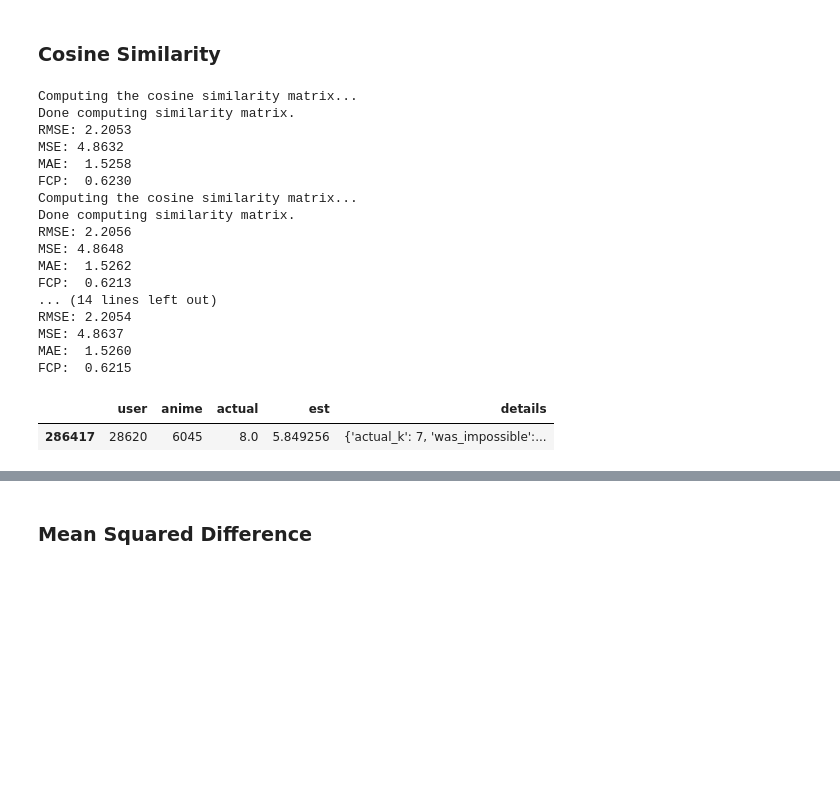
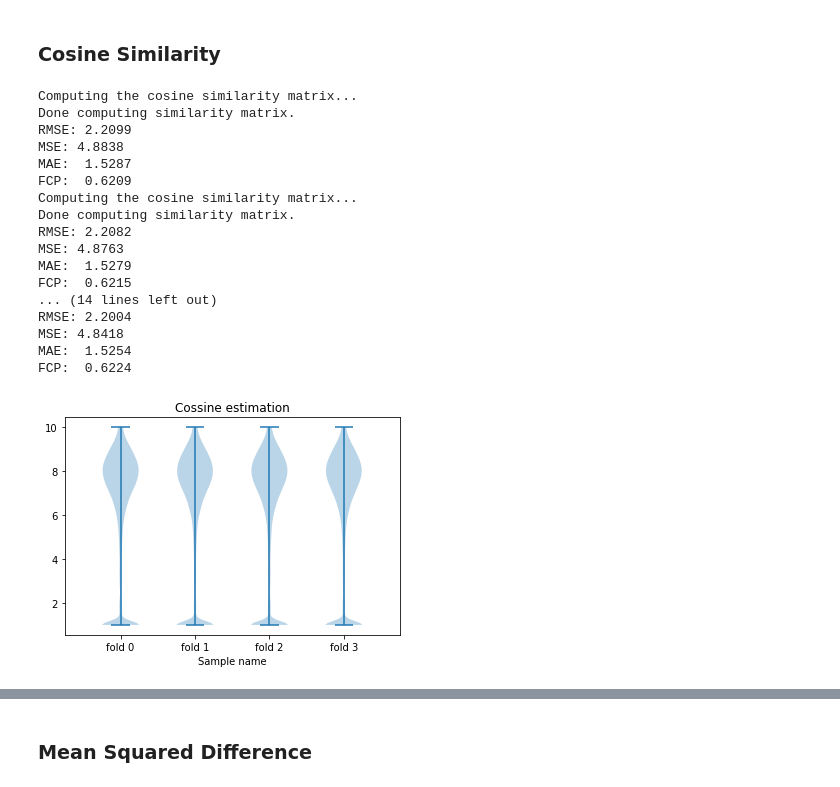
Before and after one commit to eduardagoulart/study_machine_learning_algorithms, a Jupyter notebook: algorithms/knn_basic.ipynb, the cells around one changed output, grey strips where cells are left out. Drawn from its saved outputs; the diff is of its cells as text; code cells hidden in the pictures; blank space fills up the shorter version.

Commit message:
plot violin graph for actual and est values

```diff
--- a/algorithms/knn_basic.ipynb
+++ b/algorithms/knn_basic.ipynb
@@ -35,25 +43,45 @@ def predict_and_error(data, algo):
     return predictions
+# %%
+def set_axis_style(ax, labels):
+    ax.xaxis.set_tick_params(direction='out')
+    ax.xaxis.set_ticks_position('bottom')
+    ax.set_xticks(np.arange(1, len(labels) + 1))
+    ax.set_xticklabels(labels)
+    ax.set_xlim(0.25, len(labels) + 0.75)
+
+def plot_violin_graph(list_of_data, title):
+    # Create a figure instance
+    label = ["fold 0", "fold 1", "fold 2", "fold 3"]
+    fig = plt.figure()
+
+    # Create an axes instance
+    ax = fig.gca()
+    ax.set_title(title)
+    set_axis_style(ax, label)
+    # Create the violinplot
+    violinplot = ax.violinplot(list_of_data)
+    plt.show()
 # %% [markdown]
 ### Cosine Similarity
 # %%
 algo = KNNBasic(k=7, sim_options={"name": "cosine", "user_based": False})
 # %%
-predictions = predict_and_error(data, algo)
+predictions_cosine = predict_and_error(data, algo, path="../predictions/knn_basic/anime_type_tv/no_filter/knn_basic_cosine")
 # %% [output]
 Computing the cosine similarity matrix...
 Done computing similarity matrix.
-RMSE: 2.2053
-MSE: 4.8632
-MAE:  1.5258
-FCP:  0.6230
+RMSE: 2.2099
+MSE: 4.8838
+MAE:  1.5287
+FCP:  0.6209
 Computing the cosine similarity matrix...
 Done computing similarity matrix.
-RMSE: 2.2056
-MSE: 4.8648
-MAE:  1.5262
-FCP:  0.6213
+RMSE: 2.2082
+MSE: 4.8763
+MAE:  1.5279
+FCP:  0.6215
 ... (14 lines left out)
-RMSE: 2.2054
-MSE: 4.8637
-MAE:  1.5260
-FCP:  0.6215
+RMSE: 2.2004
+MSE: 4.8418
+MAE:  1.5254
+FCP:  0.6224
@@ -62,5 +87,0 @@ df = pd.DataFrame(columns=["user", "anime", "actual", "est", "details"], data=pr
-# %%
-df.sample()
-# %% [output]
-|  | user | anime | actual | est | details |
-| 286417 | 28620 | 6045 | 8.0 | 5.849256 | {'actual_k': 7, 'was_impossible':... |
@@ -69,0 +88,18 @@ df.to_parquet("../predictions/knn_basic/anime_type_tv/no_filter/knn_basic_cosine
+# %%
+cossine_fold_0 = pd.read_parquet(f"../predictions/knn_basic/anime_type_tv/no_filter/knn_basic_cosine_0.parquet")
+cossine_fold_1 = pd.read_parquet(f"../predictions/knn_basic/anime_type_tv/no_filter/knn_basic_cosine_1.parquet")
+cossine_fold_2 = pd.read_parquet(f"../predictions/knn_basic/anime_type_tv/no_filter/knn_basic_cosine_2.parquet")
+cossine_fold_3 = pd.read_parquet(f"../predictions/knn_basic/anime_type_tv/no_filter/knn_basic_cosine_3.parquet")
+
+est_cossine_fold_0 = cossine_fold_0["est"].tolist()
+actual_cossine_fold_0 = cossine_fold_0["actual"].tolist()
+est_cossine_fold_1 = cossine_fold_1["est"].tolist()
+actual_cossine_fold_1 = cossine_fold_1["actual"].tolist()
+est_cossine_fold_2 = cossine_fold_2["est"].tolist()
+actual_cossine_fold_2 = cossine_fold_2["actual"].tolist()
+est_cossine_fold_3 = cossine_fold_3["est"].tolist()
+actual_cossine_fold_3 = cossine_fold_3["actual"].tolist()
+# %%
+plot_violin_graph([est_cossine_fold_0, est_cossine_fold_1, est_cossine_fold_2, est_cossine_fold_3], title="Cossine estimation")
+# %% [output]
+[figure, added]
```
Also changed, not shown: parts of 22 cells of this notebook, 28 other files.
